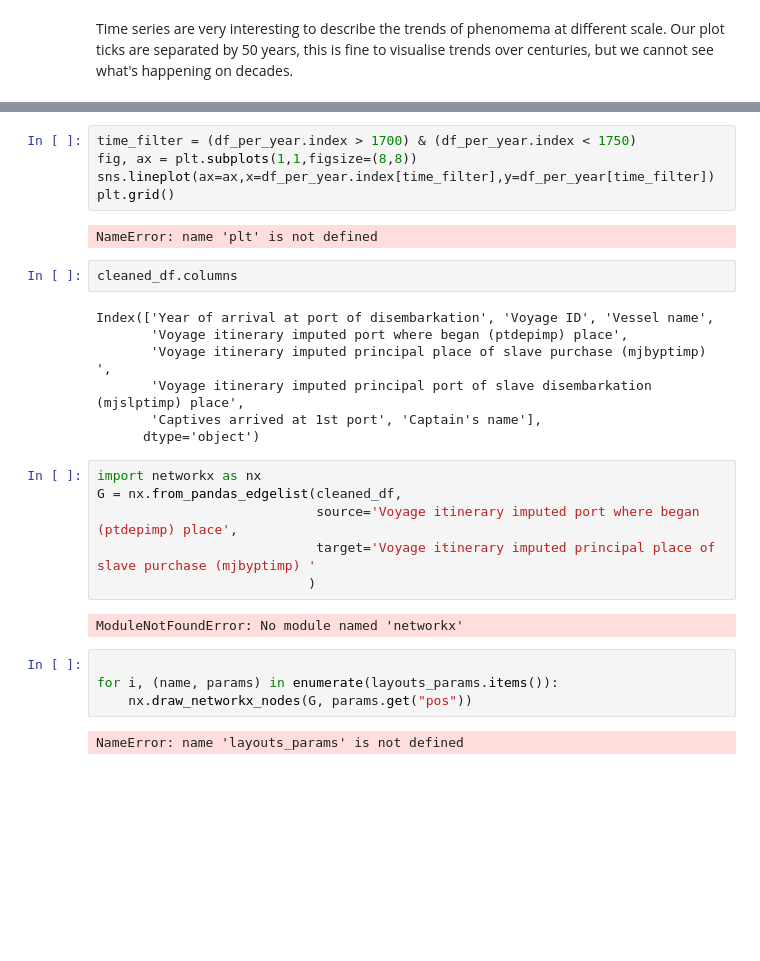
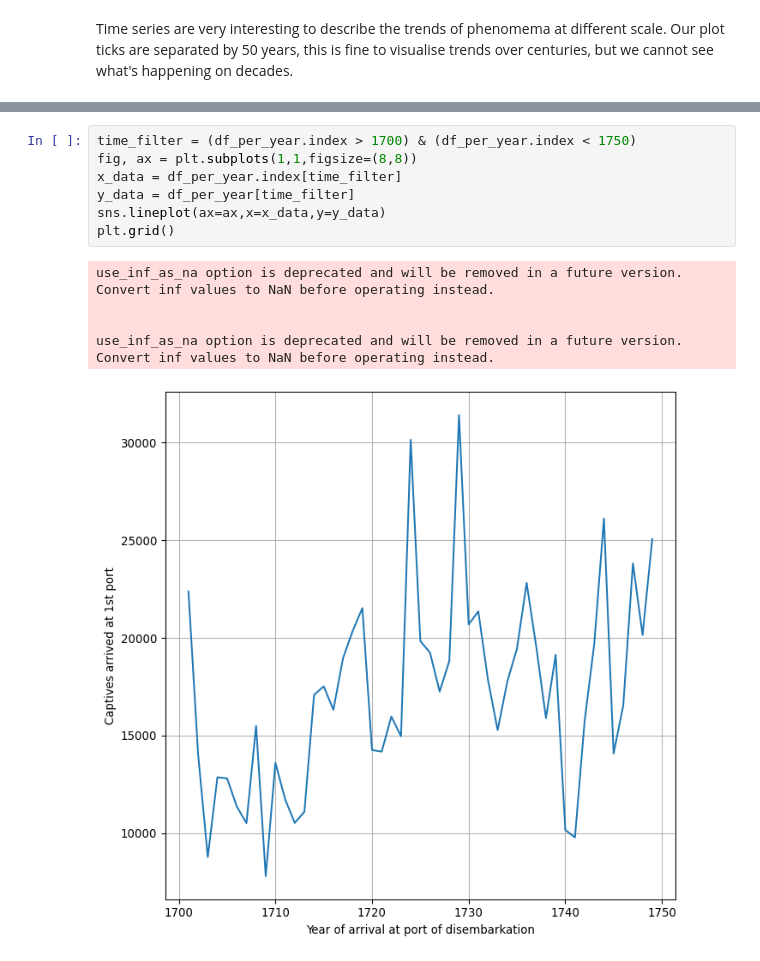
Before and after one commit to CentreForDigitalHumanities/det_cultural_data, a Jupyter notebook: parts/data_analysis/ch4_data_analysis.ipynb, the cells around one changed output, grey strips where cells are left out. Drawn from its saved outputs; the diff is of its cells as text; blank space fills up the shorter version.

```diff
--- a/parts/data_analysis/ch4_data_analysis.ipynb
+++ b/parts/data_analysis/ch4_data_analysis.ipynb
@@ -520,30 +541,13 @@ question_box(question=questions,process=process,tools=tools, code=code)
 # %%
 time_filter = (df_per_year.index > 1700) & (df_per_year.index < 1750)
 fig, ax = plt.subplots(1,1,figsize=(8,8))
-sns.lineplot(ax=ax,x=df_per_year.index[time_filter],y=df_per_year[time_filter])
+x_data = df_per_year.index[time_filter]
+y_data = df_per_year[time_filter]
+sns.lineplot(ax=ax,x=x_data,y=y_data)
 plt.grid()
 # %% [output]
-NameError: name 'plt' is not defined
+use_inf_as_na option is deprecated and will be removed in a future version. Convert inf values to NaN before operating instead.
+
+
+use_inf_as_na option is deprecated and will be removed in a future version. Convert inf values to NaN before operating instead.
+[figure, added]
-# %%
-cleaned_df.columns
-# %% [output]
-Index(['Year of arrival at port of disembarkation', 'Voyage ID', 'Vessel name',
-       'Voyage itinerary imputed port where began (ptdepimp) place',
-       'Voyage itinerary imputed principal place of slave purchase (mjbyptimp) ',
-       'Voyage itinerary imputed principal port of slave disembarkation (mjslptimp) place',
-       'Captives arrived at 1st port', 'Captain's name'],
-      dtype='object')
-# %%
-import networkx as nx
-G = nx.from_pandas_edgelist(cleaned_df,
-                            source='Voyage itinerary imputed port where began (ptdepimp) place',
-                            target='Voyage itinerary imputed principal place of slave purchase (mjbyptimp) '
-                           )
-# %% [output]
-ModuleNotFoundError: No module named 'networkx'
-# %%
-
-for i, (name, params) in enumerate(layouts_params.items()):
-    nx.draw_networkx_nodes(G, params.get("pos"))
-# %% [output]
-NameError: name 'layouts_params' is not defined
```
Also changed, not shown: parts of 8 cells of this notebook, 48 other files.
